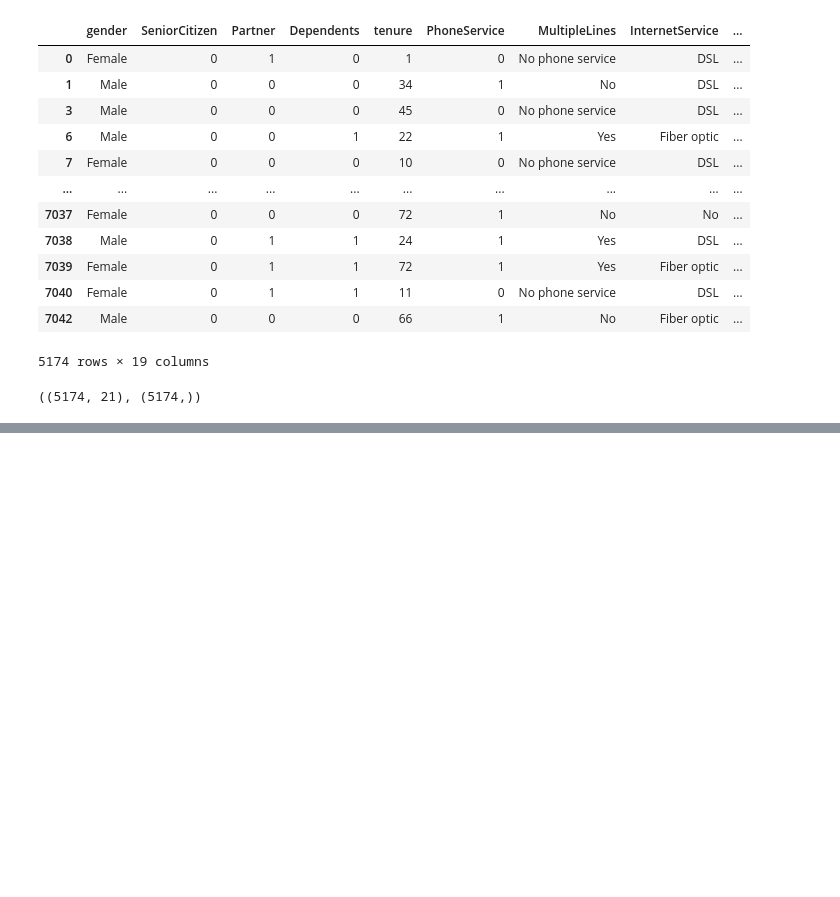
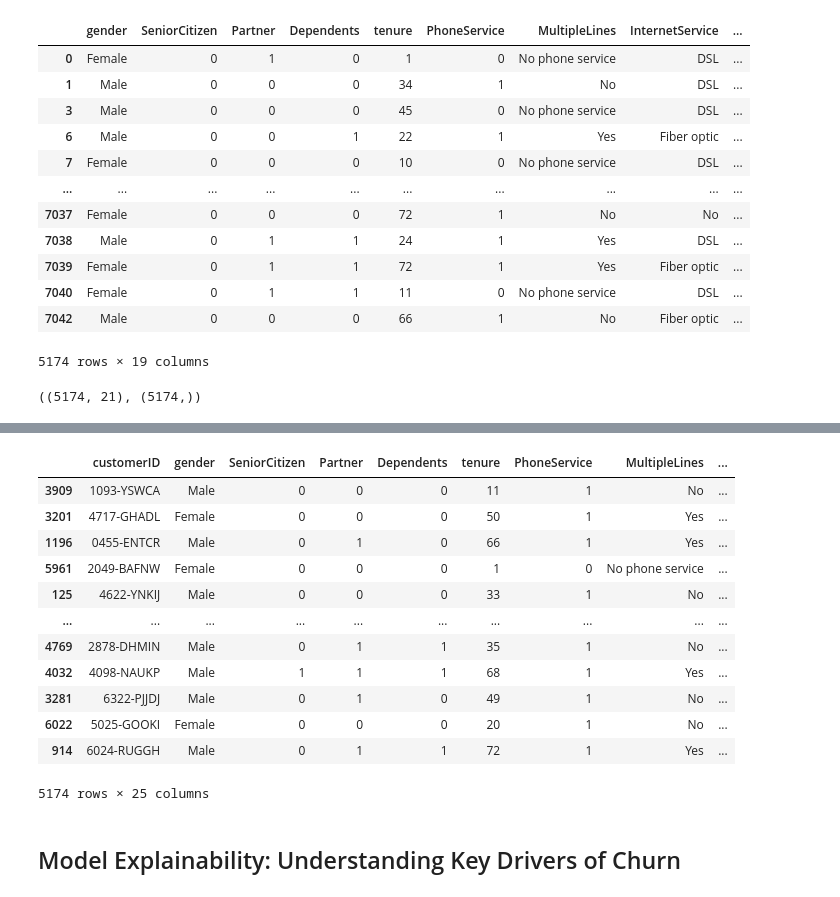
Before and after one commit to JessePMelo/Telco-Customer-Churn, a Jupyter notebook: data_science/notebooks/Telco_Customer_Churn.ipynb, the cells around one changed output, grey strips where cells are left out. Saved outputs shown, nothing was run; the diff lists cells and outputs as text; code cells hidden in the pictures; blank space fills up the shorter version.

Commit message:
add: Implement model explainability analysis

```diff
--- a/data_science/notebooks/Telco_Customer_Churn.ipynb
+++ b/data_science/notebooks/Telco_Customer_Churn.ipynb
@@ -887,6 +887,6 @@ df.shape, y_pred_calibrated.shape
 # %% [output]
 ((5174, 21), (5174,))
 # %%
-df['risk_churn'] = y_proba_cal
+df['risk_churn - per cent'] = y_proba_cal * 100
 # %%
-df = df.sort_values(by='risk_churn', ascending=False)
+df = df.sort_values(by='risk_churn - per cent', ascending=False)
@@ -908,0 +893,16 @@ Warning: Total number of columns (22) exceeds max_columns (20) limiting to first
+# %%
+df
+# %% [output]
+|  | customerID | gender | SeniorCitizen | Partner | Dependents | tenure | PhoneService | MultipleLines | ... |
+| 3909 | 1093-YSWCA | Male | 0 | 0 | 0 | 11 | 1 | No | ... |
+| 3201 | 4717-GHADL | Female | 0 | 0 | 0 | 50 | 1 | Yes | ... |
+| 1196 | 0455-ENTCR | Male | 0 | 1 | 0 | 66 | 1 | Yes | ... |
+| 5961 | 2049-BAFNW | Female | 0 | 0 | 0 | 1 | 0 | No phone service | ... |
+| 125 | 4622-YNKIJ | Male | 0 | 0 | 0 | 33 | 1 | No | ... |
+| ... | ... | ... | ... | ... | ... | ... | ... | ... | ... |
+| 4769 | 2878-DHMIN | Male | 0 | 1 | 1 | 35 | 1 | No | ... |
+| 4032 | 4098-NAUKP | Male | 1 | 1 | 1 | 68 | 1 | Yes | ... |
+| 3281 | 6322-PJJDJ | Male | 0 | 1 | 0 | 49 | 1 | No | ... |
+| 6022 | 5025-GOOKI | Female | 0 | 0 | 0 | 20 | 1 | No | ... |
+| 914 | 6024-RUGGH | Male | 0 | 1 | 1 | 72 | 1 | Yes | ... |
+5174 rows × 25 columns
@@ -908,0 +934,2 @@ Warning: Total number of columns (22) exceeds max_columns (20) limiting to first
+# %% [markdown]
+## Model Explainability: Understanding Key Drivers of Churn
```
Also changed, not shown: parts of 17 cells of this notebook.
